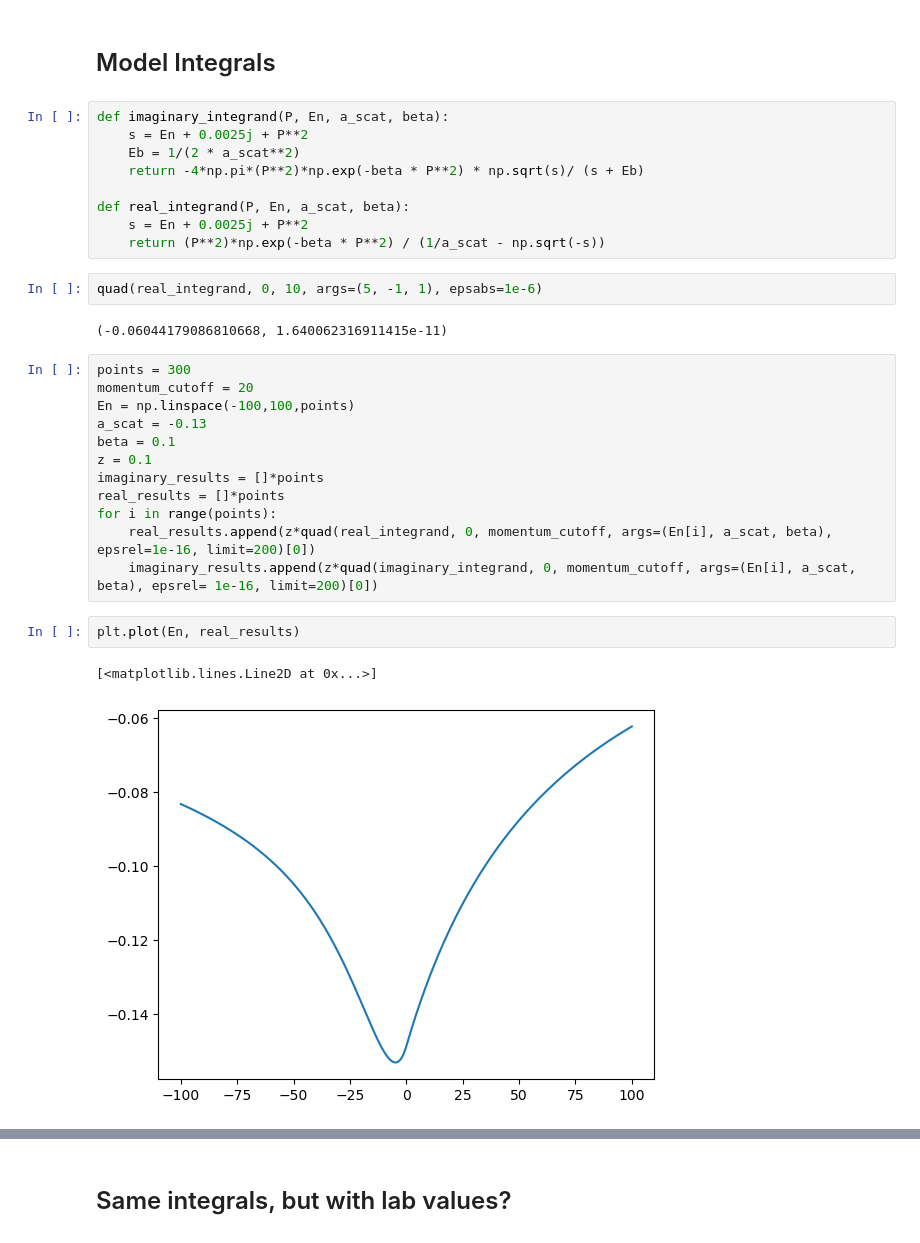
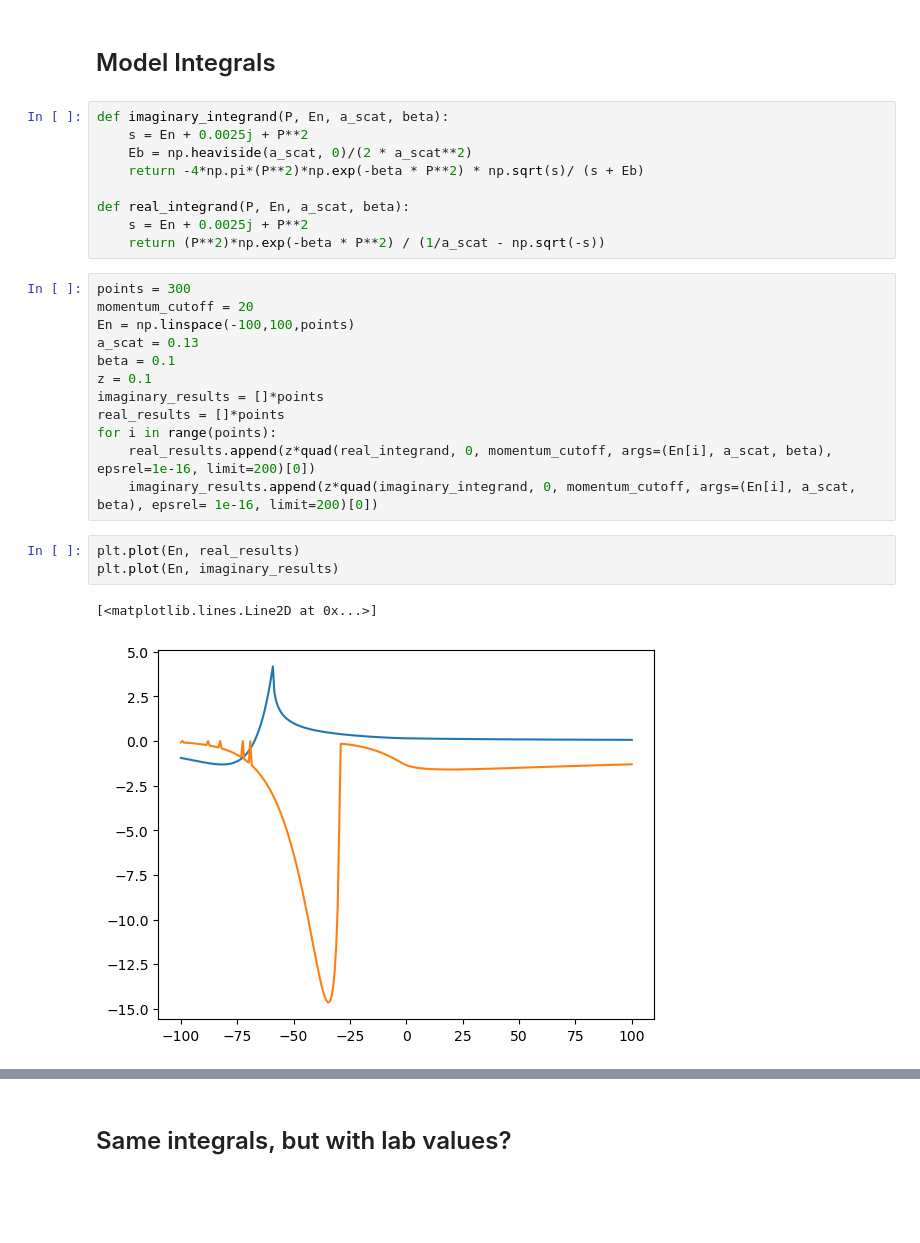
Before and after one commit to huanium/huanium, a Jupyter notebook: MIT_PhD/Fermi1/free-to-free-lineshape/NaK_rf_response.ipynb, the cells around one changed output, grey strips where cells are left out. Drawn from its saved outputs; the diff is of its cells as text; blank space fills up the shorter version.

```diff
--- a/MIT_PhD/Fermi1/free-to-free-lineshape/NaK_rf_response.ipynb
+++ b/MIT_PhD/Fermi1/free-to-free-lineshape/NaK_rf_response.ipynb
@@ -116,21 +116,17 @@ muNa41K = (mNa23 * mK41)/(mNa23 + mK41) * 1/u # atomic units
 # %%
 def imaginary_integrand(P, En, a_scat, beta):
     s = En + 0.0025j + P**2
-    Eb = 1/(2 * a_scat**2)
+    Eb = np.heaviside(a_scat, 0)/(2 * a_scat**2)
     return -4*np.pi*(P**2)*np.exp(-beta * P**2) * np.sqrt(s)/ (s + Eb)
 
 def real_integrand(P, En, a_scat, beta):
     s = En + 0.0025j + P**2
     return (P**2)*np.exp(-beta * P**2) / (1/a_scat - np.sqrt(-s))
-# %%
-quad(real_integrand, 0, 10, args=(5, -1, 1), epsabs=1e-6)
-# %% [output]
-(-0.06044179086810668, 1.640062316911415e-11)
 # %%
 points = 300
 momentum_cutoff = 20
 En = np.linspace(-100,100,points)
-a_scat = -0.13
+a_scat = 0.13
 beta = 0.1
 z = 0.1
 imaginary_results = []*points
@@ -140,9 +136,10 @@ for i in range(points):
     imaginary_results.append(z*quad(imaginary_integrand, 0, momentum_cutoff, args=(En[i], a_scat, beta), epsrel= 1e-16, limit=200)[0])
 # %%
 plt.plot(En, real_results)
+plt.plot(En, imaginary_results)
 # %% [output]
 [<matplotlib.lines.Line2D at 0x...>]
-[figure, old version]
+[figure, new version]
 # %%
 # spectral function?
 A =  -2* np.array(imaginary_results)/( (En - np.array(real_results))**2 + np.array(imaginary_results)**2)
```
Also changed, not shown: parts of 8 cells of this notebook, 11 other files.
